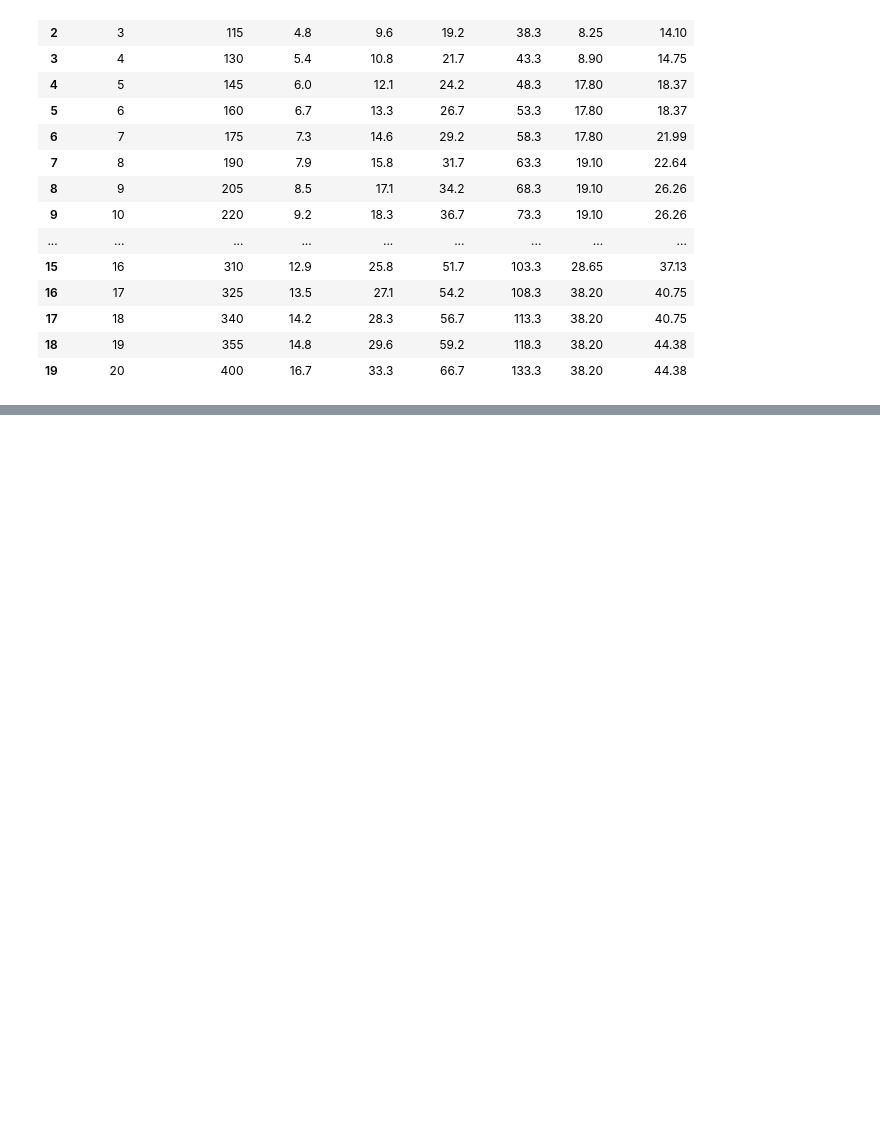
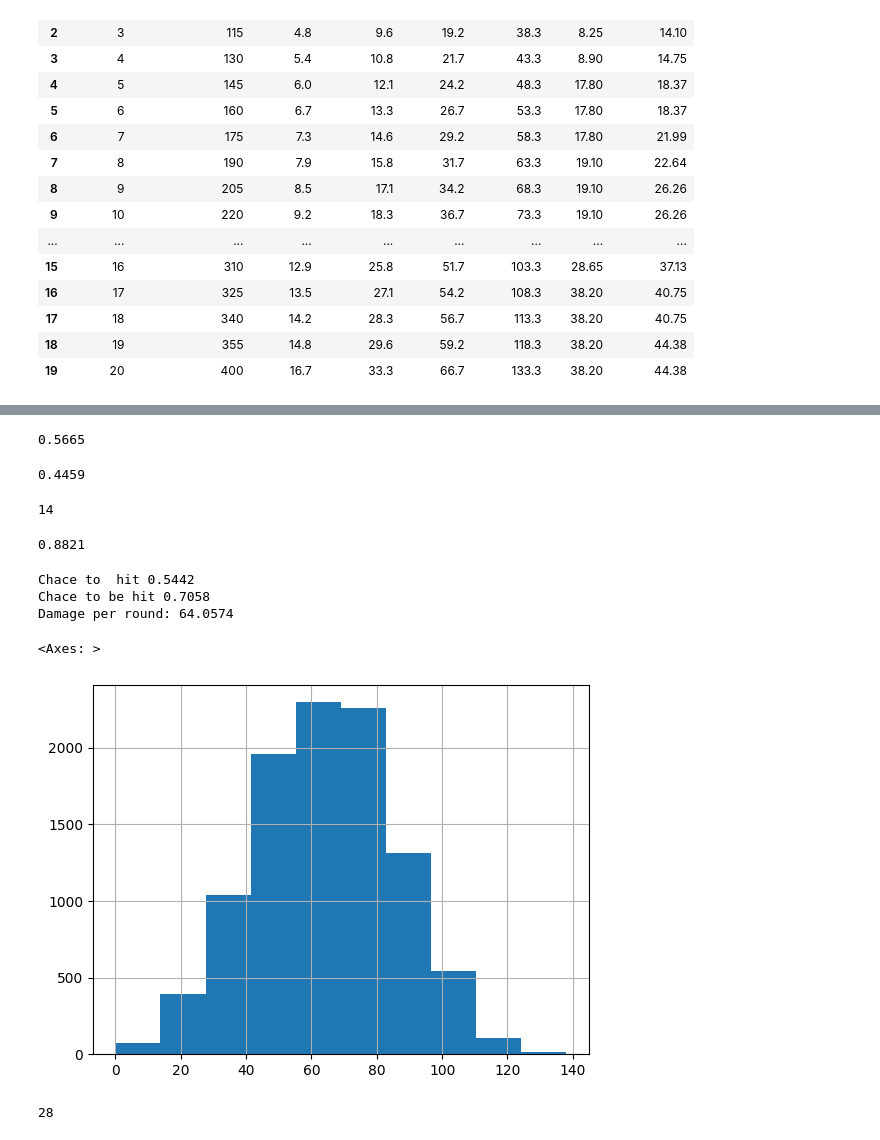
Before and after one commit to spencebeecher/dnd, a Jupyter notebook: dnd.ipynb, the cells around one changed output, grey strips where cells are left out. Saved outputs shown, nothing was run; the diff lists cells and outputs as text; code cells hidden in the pictures; blank space fills up the shorter version.

```diff
--- a/dnd.ipynb
+++ b/dnd.ipynb
@@ -49,0 +300,55 @@ dnd.damage_targets()
+# %%
+(dnd.roll_damage(18, 12, Dice(1,2), disadvantage=True) > 0).mean()
+# %% [output]
+0.5665
+# %%
+dnd.spell_save(8, 10+level/2).mean()
+# %% [output]
+0.4459
+# %%
+to_hit
+# %% [output]
+14
+# %%
+(dnd.roll_damage(22, to_hit, melee_weapon, bonus_damage=bonus_damage, crit_added_damage_dice=smite, **adv)>0).mean()
+# %% [output]
+0.8821
+# %%
+# skeletons 2 short swords
+num_skeletons = 4
+level = 12
+charisma = 5
+dex = 2
+ability_score = None
+melee_weapon = Dice(1,6) + Dice(1,4)
+weapon_bonus = 2
+bonus_damage = None
+to_hit = 2 + dex + weapon_bonus
+adv = {'advantage':False, 'crit_on':20}
+enemy_ac = 16 #dnd.get_AC(level)
+
+AC = 16
+chance_to_be_hit = (dnd.roll_damage(AC, dnd.attack_bonus(level), Dice(1,2), disadvantage=attackers_disadvantage) > 0).mean()
+
+
+attacks = dnd.roll_damage(enemy_ac, to_hit, melee_weapon, bonus_damage=dex + charisma + weapon_bonus, **adv)
+print('Chace to  hit', (attacks>0).mean())
+attacks += dnd.roll_damage(enemy_ac, to_hit, melee_weapon, bonus_damage= charisma + weapon_bonus, **adv)
+for _ in range(num_skeletons -1):
+    attacks += dnd.roll_damage(enemy_ac, to_hit, melee_weapon, bonus_damage=dex + charisma + weapon_bonus, **adv)
+    attacks += dnd.roll_damage(enemy_ac, to_hit, melee_weapon, bonus_damage= charisma + weapon_bonus, **adv)
+
+print('Chace to be hit', chance_to_be_hit)
+print('Damage per round:', (attacks).mean())
+
+pd.Series(attacks).hist()
+# %% [output]
+Chace to  hit 0.5442
+Chace to be hit 0.7058
+Damage per round: 64.0574
+<Axes: >
+[figure, added]
+# %%
+4+8*3
+# %% [output]
+28
```
Also changed, not shown: parts of 25 cells of this notebook.
